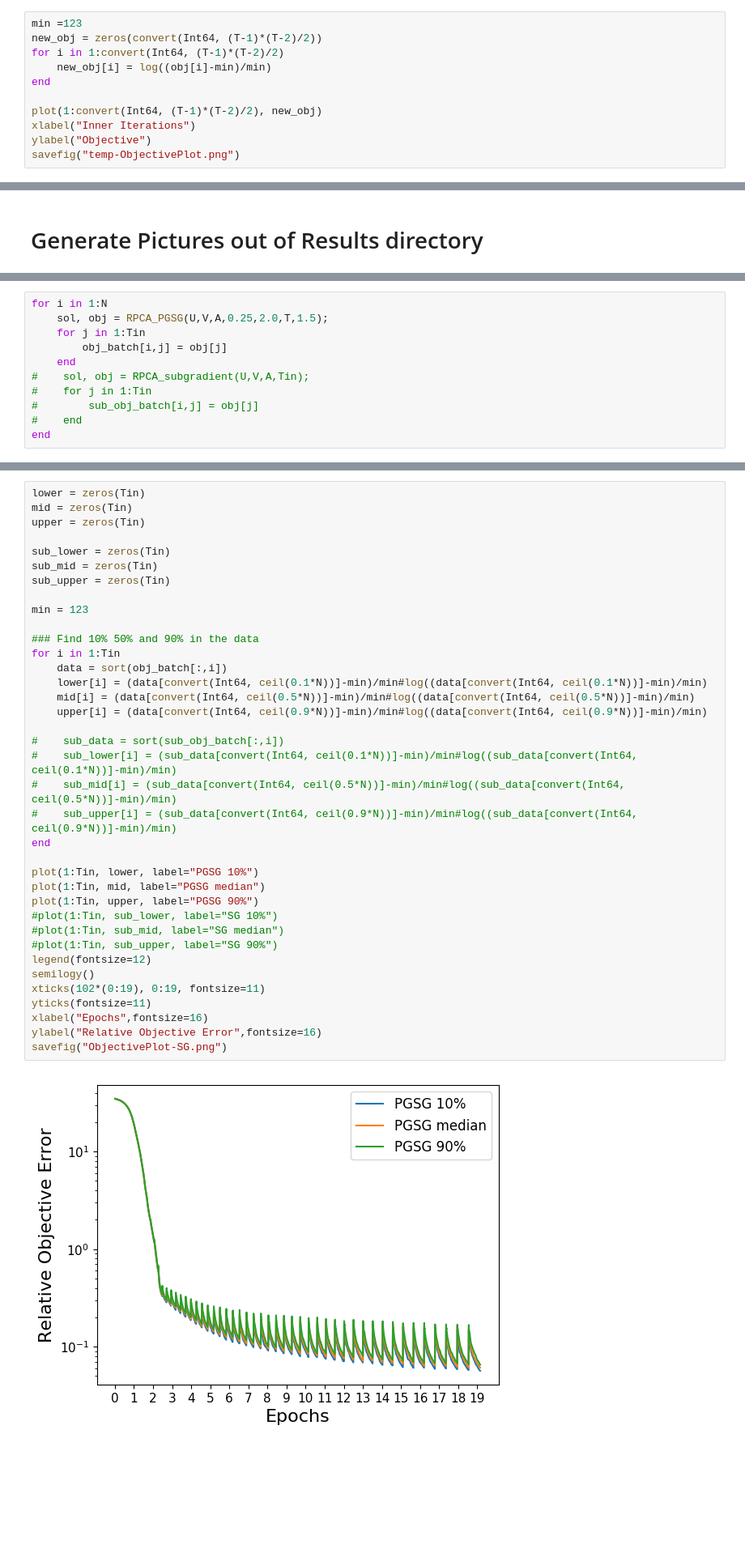
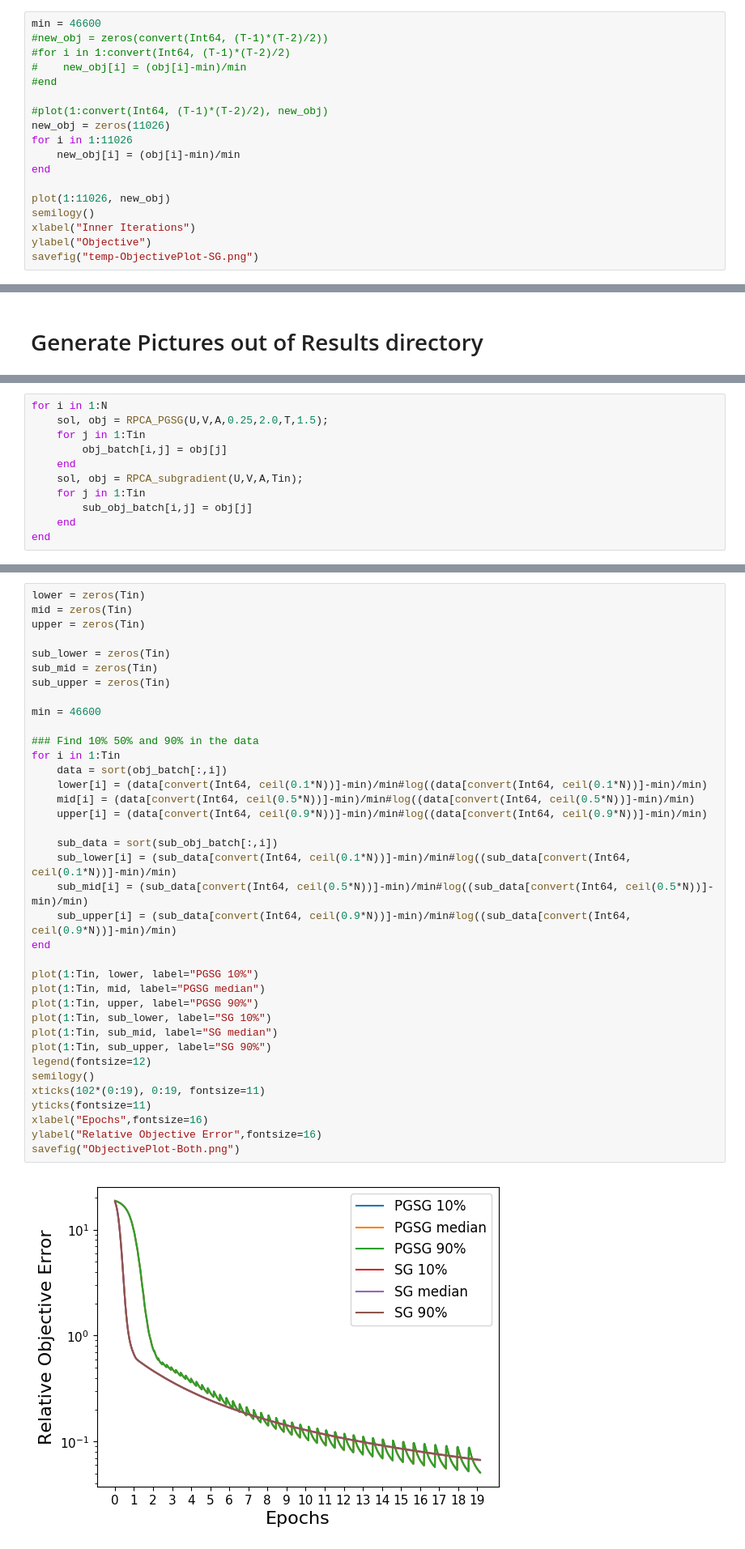
Before and after one commit to COR-OPT/PGSG, a Jupyter notebook: RPCA-Testing.ipynb, the cells around one changed output, grey strips where cells are left out. Shown at 81% size. Drawn from its saved outputs; the diff is of its cells as text; blank space fills up the shorter version.

```diff
--- a/RPCA-Testing.ipynb
+++ b/RPCA-Testing.ipynb
@@ -68,12 +63,19 @@ Inner loop finished 164.72088934507073
 # %%
-min =123
-new_obj = zeros(convert(Int64, (T-1)*(T-2)/2))
-for i in 1:convert(Int64, (T-1)*(T-2)/2)
-    new_obj[i] = log((obj[i]-min)/min)
+min = 46600
+#new_obj = zeros(convert(Int64, (T-1)*(T-2)/2))
+#for i in 1:convert(Int64, (T-1)*(T-2)/2)
+#    new_obj[i] = (obj[i]-min)/min
+#end
+
+#plot(1:convert(Int64, (T-1)*(T-2)/2), new_obj)
+new_obj = zeros(11026)
+for i in 1:11026
+    new_obj[i] = (obj[i]-min)/min
 end
 
-plot(1:convert(Int64, (T-1)*(T-2)/2), new_obj)
+plot(1:11026, new_obj)
+semilogy()
 xlabel("Inner Iterations")
 ylabel("Objective")
-savefig("temp-ObjectivePlot.png")
+savefig("temp-ObjectivePlot-SG.png")
 # %% [output]
@@ -190,9 +192,9 @@ for i in 1:N
     for j in 1:Tin
         obj_batch[i,j] = obj[j]
     end
-#    sol, obj = RPCA_subgradient(U,V,A,Tin);
-#    for j in 1:Tin
-#        sub_obj_batch[i,j] = obj[j]
-#    end
+    sol, obj = RPCA_subgradient(U,V,A,Tin);
+    for j in 1:Tin
+        sub_obj_batch[i,j] = obj[j]
+    end
 end
 # %% [output]
@@ -216,40 +218,40 @@ Inner loop finished 131.00945995026373
 # %%
 lower = zeros(Tin)
 mid = zeros(Tin)
 upper = zeros(Tin)
 
 sub_lower = zeros(Tin)
 sub_mid = zeros(Tin)
 sub_upper = zeros(Tin)
 
-min = 123
+min = 46600
 
 ### Find 10% 50% and 90% in the data
 for i in 1:Tin
     data = sort(obj_batch[:,i])
     lower[i] = (data[convert(Int64, ceil(0.1*N))]-min)/min#log((data[convert(Int64, ceil(0.1*N))]-min)/min)
     mid[i] = (data[convert(Int64, ceil(0.5*N))]-min)/min#log((data[convert(Int64, ceil(0.5*N))]-min)/min)
     upper[i] = (data[convert(Int64, ceil(0.9*N))]-min)/min#log((data[convert(Int64, ceil(0.9*N))]-min)/min)
 
-#    sub_data = sort(sub_obj_batch[:,i])
-#    sub_lower[i] = (sub_data[convert(Int64, ceil(0.1*N))]-min)/min#log((sub_data[convert(Int64, ceil(0.1*N))]-min)/min)
-#    sub_mid[i] = (sub_data[convert(Int64, ceil(0.5*N))]-min)/min#log((sub_data[convert(Int64, ceil(0.5*N))]-min)/min)
-#    sub_upper[i] = (sub_data[convert(Int64, ceil(0.9*N))]-min)/min#log((sub_data[convert(Int64, ceil(0.9*N))]-min)/min)
+    sub_data = sort(sub_obj_batch[:,i])
+    sub_lower[i] = (sub_data[convert(Int64, ceil(0.1*N))]-min)/min#log((sub_data[convert(Int64, ceil(0.1*N))]-min)/min)
+    sub_mid[i] = (sub_data[convert(Int64, ceil(0.5*N))]-min)/min#log((sub_data[convert(Int64, ceil(0.5*N))]-min)/min)
+    sub_upper[i] = (sub_data[convert(Int64, ceil(0.9*N))]-min)/min#log((sub_data[convert(Int64, ceil(0.9*N))]-min)/min)
 end
 
 plot(1:Tin, lower, label="PGSG 10%")
 plot(1:Tin, mid, label="PGSG median")
 plot(1:Tin, upper, label="PGSG 90%")
-#plot(1:Tin, sub_lower, label="SG 10%")
-#plot(1:Tin, sub_mid, label="SG median")
-#plot(1:Tin, sub_upper, label="SG 90%")
+plot(1:Tin, sub_lower, label="SG 10%")
+plot(1:Tin, sub_mid, label="SG median")
+plot(1:Tin, sub_upper, label="SG 90%")
 legend(fontsize=12)
 semilogy()
 xticks(102*(0:19), 0:19, fontsize=11)
 yticks(fontsize=11)
 xlabel("Epochs",fontsize=16)
 ylabel("Relative Objective Error",fontsize=16)
-savefig("ObjectivePlot-SG.png")
+savefig("ObjectivePlot-Both.png")
 # %% [output]
-[figure, old version]
+[figure, new version]
 # %%
```
Also changed, not shown: parts of 6 cells of this notebook, 2 other files.
